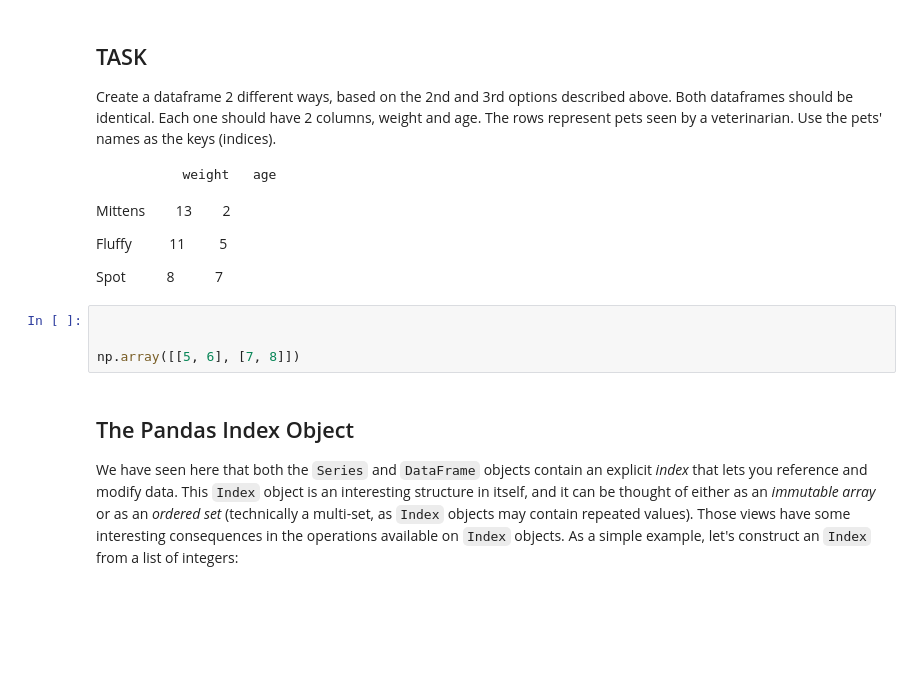
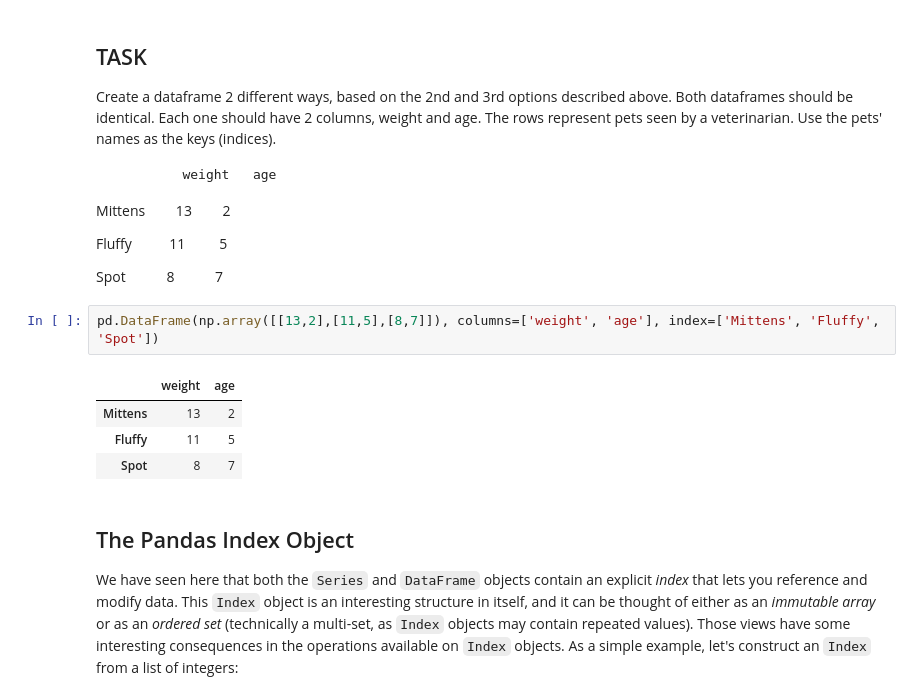
Before and after one commit to moosenichols/cs130-intro, a Jupyter notebook: Introducing_Pandas.ipynb, the cells around one changed output. Cells and saved outputs as stored; diff of their text form; blank space fills up the shorter version.

```diff
--- a/Introducing_Pandas.ipynb
+++ b/Introducing_Pandas.ipynb
@@ -350,10 +348,13 @@ Mittens   $~~~~~~~$ 13 $~~~~~~~$   2
 Fluffy    $~~~~~~~~~$ 11 $~~~~~~~~$   5
 
 Spot        $~~~~~~~~~~$ 8 $~~~~~~~~~~$    7
-# %%
-
-
-np.array([[5, 6], [7, 8]])
+# %%
+pd.DataFrame(np.array([[13,2],[11,5],[8,7]]), columns=['weight', 'age'], index=['Mittens', 'Fluffy', 'Spot'])
+# %% [output]
+|  | weight | age |
+| Mittens | 13 | 2 |
+| Fluffy | 11 | 5 |
+| Spot | 8 | 7 |
 # %% [markdown]
 ## The Pandas Index Object
 
```
Also changed, not shown: parts of 11 cells of this notebook.
